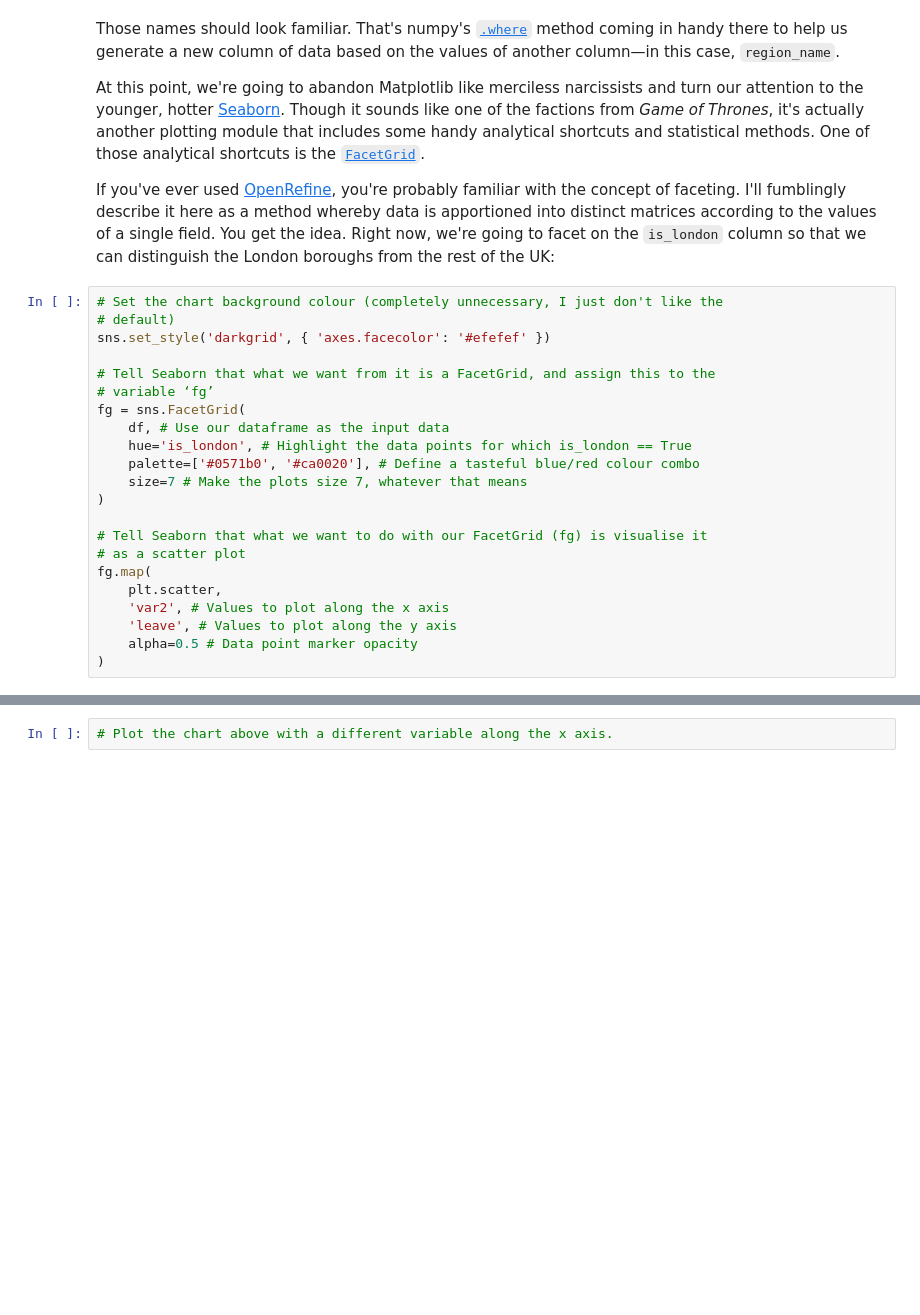
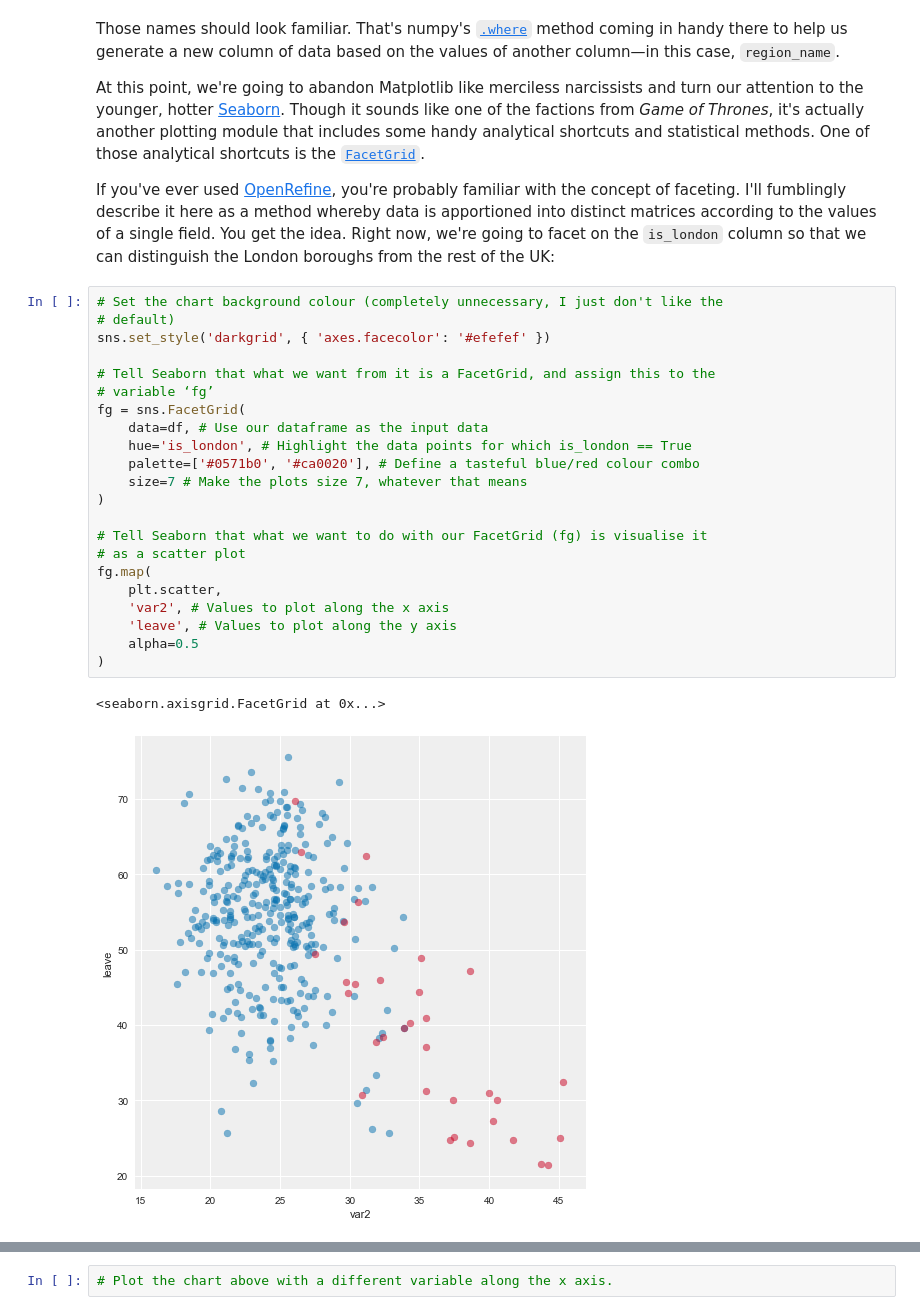
Before and after one commit to davidbjourno/finding-stories-in-data, a Jupyter notebook: finding-stories-in-data.ipynb, the cells around one changed output, grey strips where cells are left out. Drawn from its saved outputs; the diff is of its cells as text; blank space fills up the shorter version.

```diff
--- a/finding-stories-in-data.ipynb
+++ b/finding-stories-in-data.ipynb
@@ -102,23 +143,26 @@ If you've ever used [OpenRefine](http://openrefine.org/), you're probably famili
 # %%
 # Set the chart background colour (completely unnecessary, I just don't like the
 # default)
 sns.set_style('darkgrid', { 'axes.facecolor': '#efefef' })
 
 # Tell Seaborn that what we want from it is a FacetGrid, and assign this to the
 # variable ‘fg’
 fg = sns.FacetGrid(
-    df, # Use our dataframe as the input data
+    data=df, # Use our dataframe as the input data
     hue='is_london', # Highlight the data points for which is_london == True
     palette=['#0571b0', '#ca0020'], # Define a tasteful blue/red colour combo
     size=7 # Make the plots size 7, whatever that means
 )
 
 # Tell Seaborn that what we want to do with our FacetGrid (fg) is visualise it
 # as a scatter plot
 fg.map(
     plt.scatter,
     'var2', # Values to plot along the x axis
     'leave', # Values to plot along the y axis
-    alpha=0.5 # Data point marker opacity
+    alpha=0.5
 )
+# %% [output]
+<seaborn.axisgrid.FacetGrid at 0x...>
+[figure, added]
 # %% [markdown]
```
Also changed, not shown: parts of 27 cells of this notebook.
